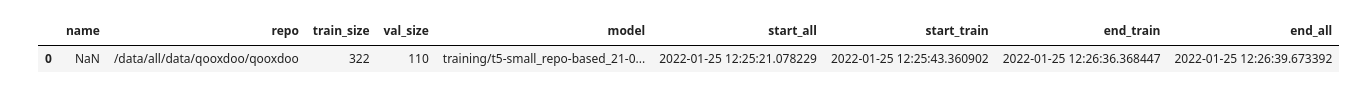
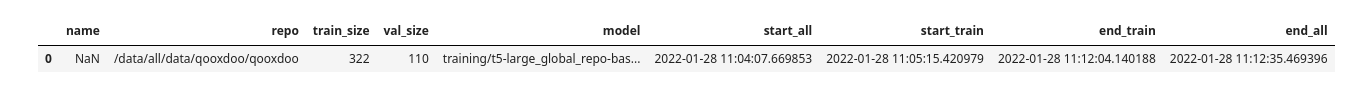
Before and after one commit to arminzirak/TFix, a Jupyter notebook: analyze tuner runtime.ipynb, the cells around one changed output. Drawn from its saved outputs; the diff is of its cells as text; code cells hidden in the pictures.

```diff
--- a/analyze tuner runtime.ipynb
+++ b/analyze tuner runtime.ipynb
@@ -1,11 +1,11 @@
 # %%
 import pandas as pd
 # %%
-tuner_runtime = pd.read_csv('./tuner_runtime.csv', names=['name', 'repo', 'train_size', 'val_size', 'model', 'start_all', 'start_train', 'end_train', 'end_all'])
+tuner_runtime = pd.read_csv('./tuner_runtime_large.csv', names=['name', 'repo', 'train_size', 'val_size', 'model', 'start_all', 'start_train', 'end_train', 'end_all'])
 tuner_runtime.head(1)
 # %% [output]
 |  | name | repo | train_size | val_size | model | start_all | start_train | end_train | end_all |
-| 0 | NaN | /data/all/data/qooxdoo/qooxdoo | 322 | 110 | training/t5-small_repo-based_21-0... | 2022-01-25 12:25:21.078229 | 2022-01-25 12:25:43.360902 | 2022-01-25 12:26:36.368447 | 2022-01-25 12:26:39.673392 |
+| 0 | NaN | /data/all/data/qooxdoo/qooxdoo | 322 | 110 | training/t5-large_global_repo-bas... | 2022-01-28 11:04:07.669853 | 2022-01-28 11:05:15.420979 | 2022-01-28 11:12:04.140188 | 2022-01-28 11:12:35.469396 |
 # %%
 tuner_runtime['time_all'] = pd.to_datetime(tuner_runtime['end_all']) - pd.to_datetime(tuner_runtime['start_all'])
 tuner_runtime['time_train'] = pd.to_datetime(tuner_runtime['end_train']) - pd.to_datetime(tuner_runtime['start_train'])
```
Also changed, not shown: parts of 8 cells of this notebook, 2 other files.
